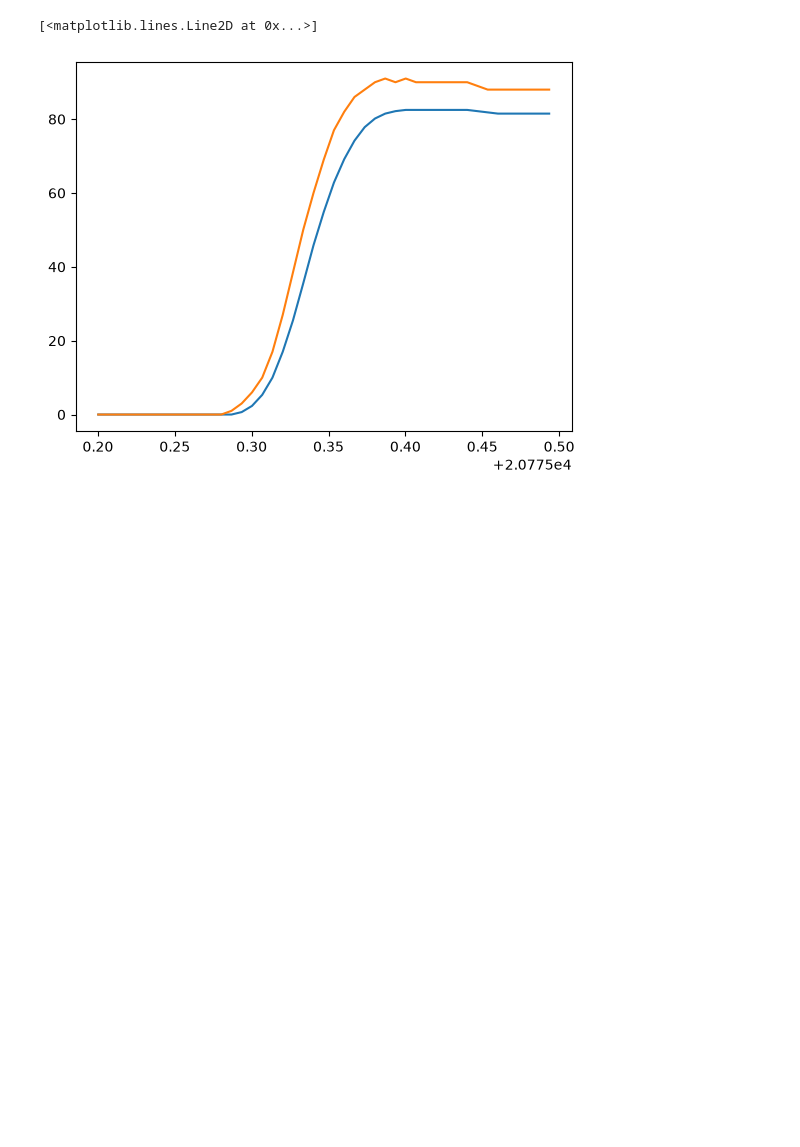
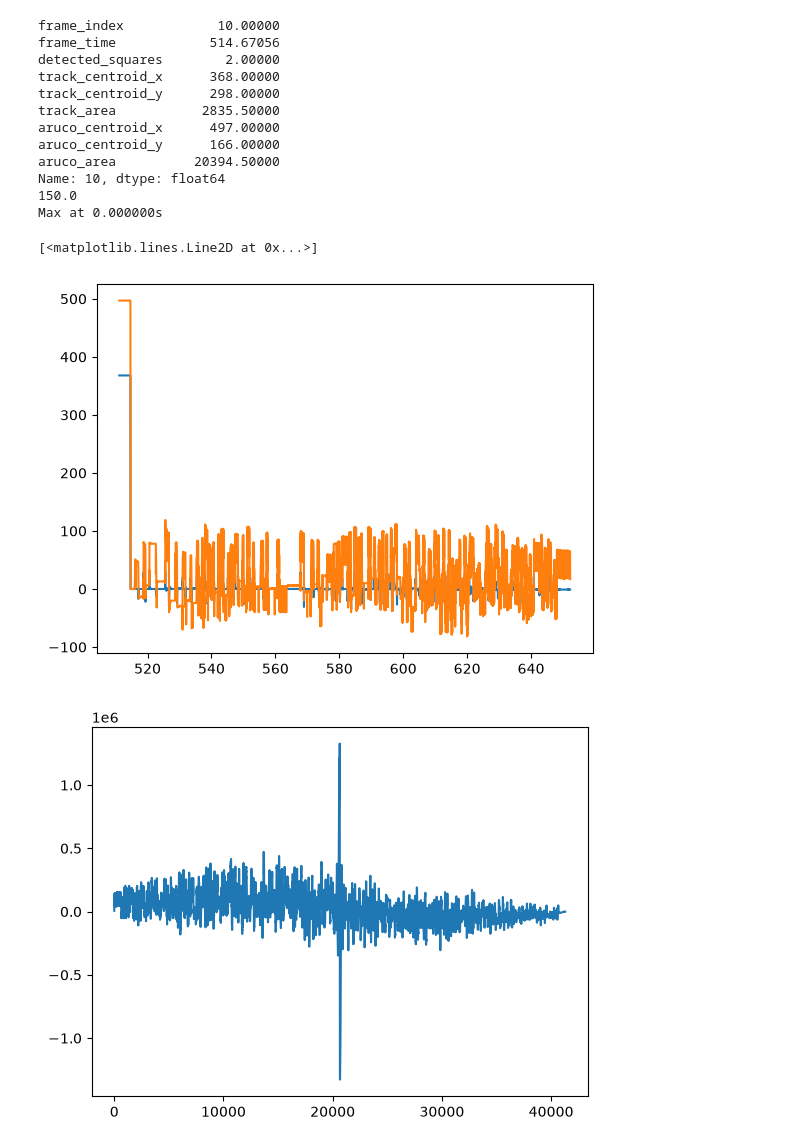
Before and after one commit to RoboDoig/freeing-vision-benchmark, a Jupyter notebook: src/analysis/swing-analysis.ipynb, the cells around one changed output. Drawn from its saved outputs; the diff is of its cells as text; code cells hidden in the pictures; blank space fills up the shorter version.

Commit message:
Initial xcorr attempt

```diff
--- a/src/analysis/swing-analysis.ipynb
+++ b/src/analysis/swing-analysis.ipynb
@@ -125,11 +126,42 @@ print(result)
 # %%
 ## Postprocessing
-window = result.loc[(result["frame_time"] >= 20775.2) & (result["frame_time"] < 20775.5)]
+start_frame = 10
+print(result.iloc[start_frame])
+
+track_x = (result["track_centroid_x"]-result["track_centroid_x"].iloc[start_frame]).interpolate().fillna(result["track_centroid_x"].iloc[start_frame])
+aruco_x = (result["aruco_centroid_x"]-result["aruco_centroid_x"].iloc[start_frame]).interpolate().fillna(result["aruco_centroid_x"].iloc[start_frame])
+# fs = 1.0 / result["frame_time"].diff().mean()
+fs = 150.0
+
+print(fs)
+
 plt.figure()
-plt.plot(window["frame_time"], (window["track_centroid_x"]-window["track_centroid_x"].iloc[0]).interpolate().cumsum()/3)
-plt.plot(window["frame_time"], (window["aruco_centroid_x"]-window["aruco_centroid_x"].iloc[0]).interpolate())
+plt.plot(result["frame_time"], track_x)
+plt.plot(result["frame_time"], aruco_x)
 
-# TODO - just do xcorr here?
+corr = np.correlate(track_x, aruco_x, mode='full')
+lags = np.arange(-len(track_x) + 1, len(track_x)) / fs  # Convert lag to seconds
+max_corr_idx = np.argmax(corr)
+print(f'Max at {lags[max_corr_idx]:.6f}s')
+
+plt.figure()
+plt.plot(corr)
+
+plt.figure()
+plt.plot(lags,corr)
 # %% [output]
-[<matplotlib.lines.Line2D at 0x...>]
+frame_index            10.00000
+frame_time            514.67056
+detected_squares        2.00000
+track_centroid_x      368.00000
+track_centroid_y      298.00000
+track_area           2835.50000
+aruco_centroid_x      497.00000
+aruco_centroid_y      166.00000
+aruco_area          20394.50000
+Name: 10, dtype: float64
+150.0
+Max at 0.000000s
+[<matplotlib.lines.Line2D at 0x...>]
-[figure, old version]
+[figure, new version]
+[figure, added]
```
Also changed, not shown: parts of 2 cells of this notebook, 1 other file.
